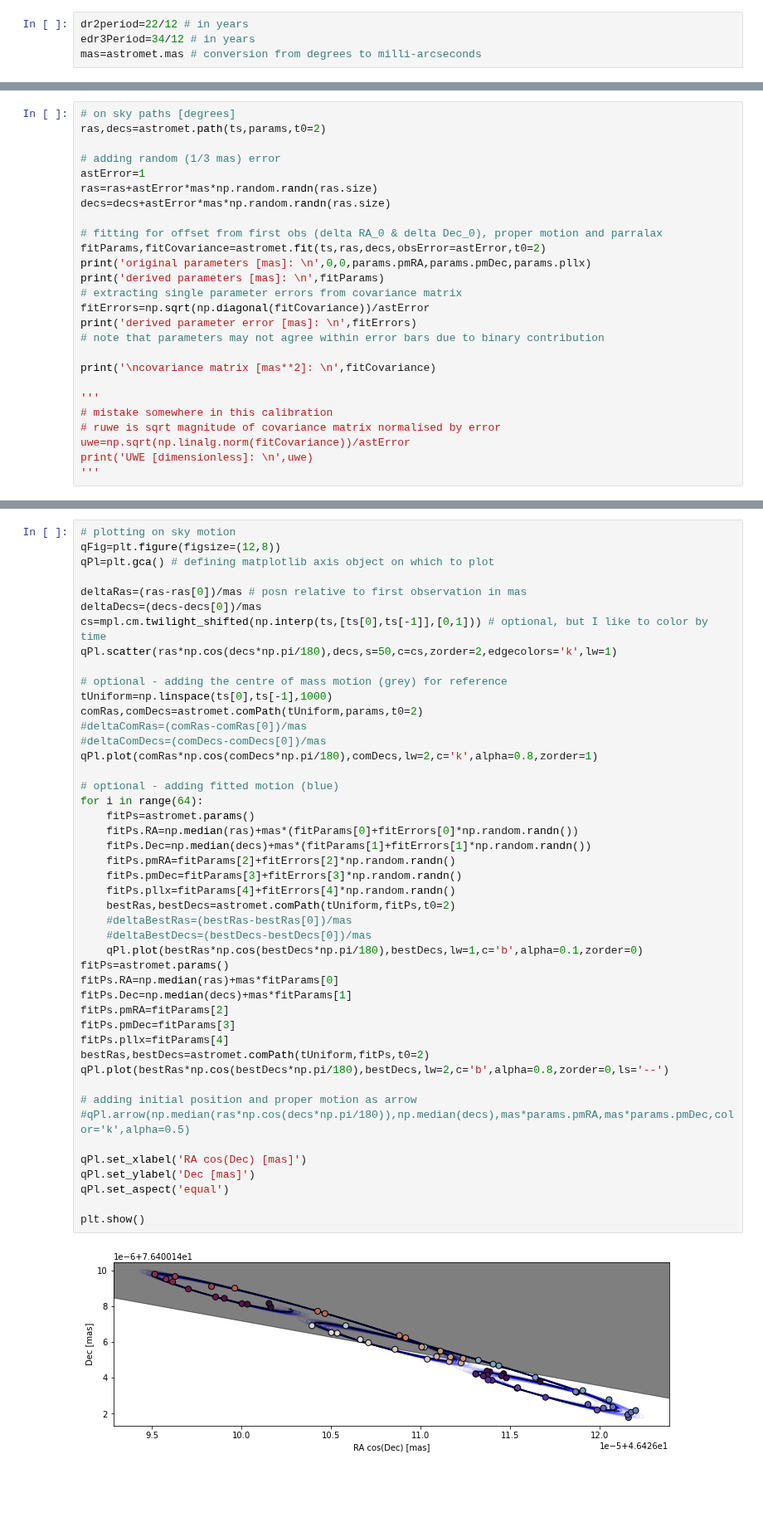
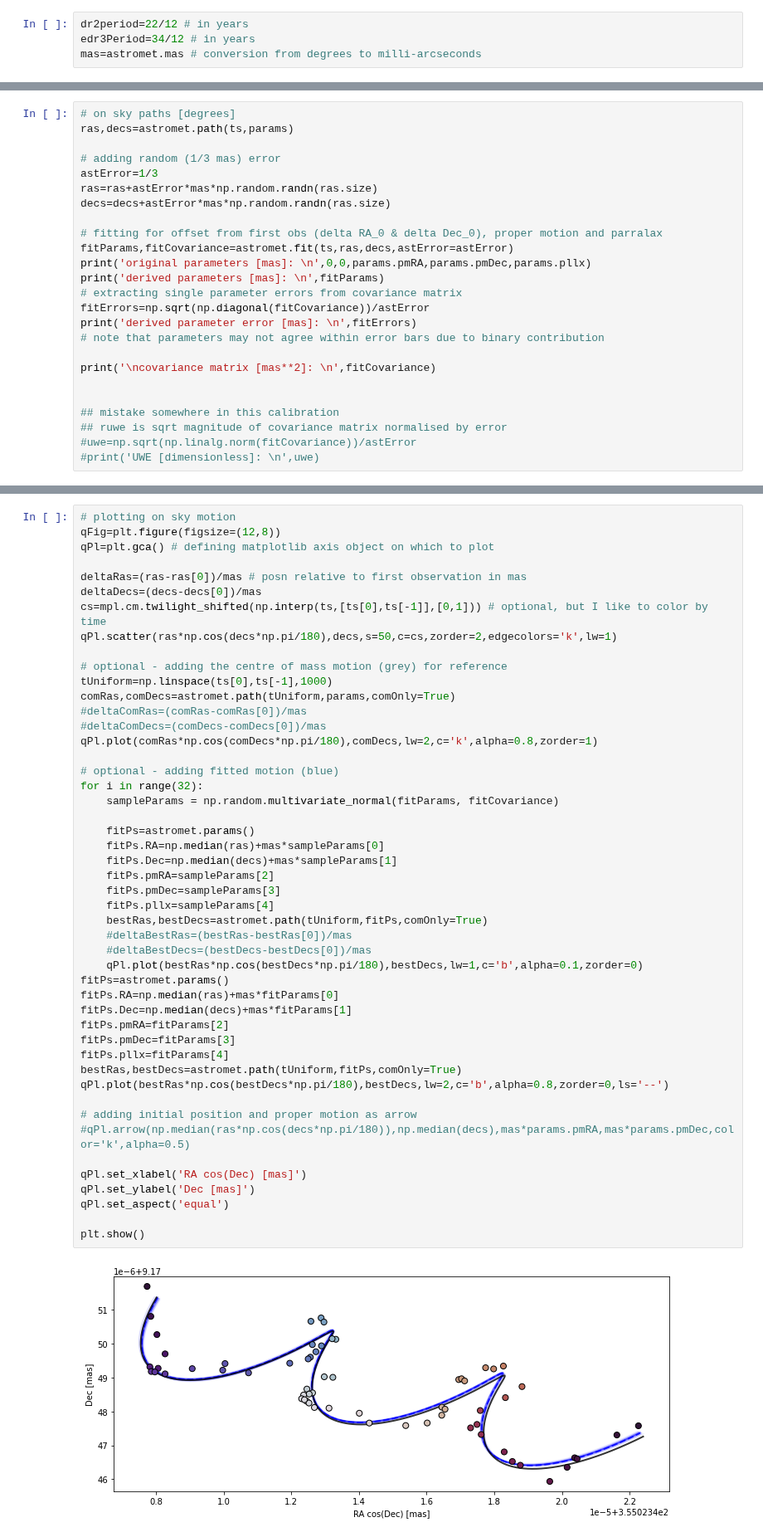
Before and after one commit to zpenoyre/astromet.py, a Jupyter notebook: example.ipynb, the cells around one changed output, grey strips where cells are left out. Shown at 83% size. Saved outputs shown, nothing was run; the diff lists cells and outputs as text; blank space fills up the shorter version.

```diff
--- a/example.ipynb
+++ b/example.ipynb
@@ -75,14 +78,14 @@ Period [years]:
 # %%
 # on sky paths [degrees]
-ras,decs=astromet.path(ts,params,t0=2)
+ras,decs=astromet.path(ts,params)
 
 # adding random (1/3 mas) error
-astError=1
+astError=1/3
 ras=ras+astError*mas*np.random.randn(ras.size)
 decs=decs+astError*mas*np.random.randn(ras.size)
 
 # fitting for offset from first obs (delta RA_0 & delta Dec_0), proper motion and parralax
-fitParams,fitCovariance=astromet.fit(ts,ras,decs,obsError=astError,t0=2)
+fitParams,fitCovariance=astromet.fit(ts,ras,decs,astError=astError)
 print('original parameters [mas]: \n',0,0,params.pmRA,params.pmDec,params.pllx)
 print('derived parameters [mas]: \n',fitParams)
 # extracting single parameter errors from covariance matrix
@@ -92,11 +95,10 @@ print('derived parameter error [mas]: \n',fitErrors)
 
 print('\ncovariance matrix [mas**2]: \n',fitCovariance)
 
-'''
-# mistake somewhere in this calibration
-# ruwe is sqrt magnitude of covariance matrix normalised by error
-uwe=np.sqrt(np.linalg.norm(fitCovariance))/astError
-print('UWE [dimensionless]: \n',uwe)
-'''
+
+## mistake somewhere in this calibration
+## ruwe is sqrt magnitude of covariance matrix normalised by error
+#uwe=np.sqrt(np.linalg.norm(fitCovariance))/astError
+#print('UWE [dimensionless]: \n',uwe)
 # %% [output]
 original parameters [mas]:
@@ -129,40 +130,42 @@ cs=mpl.cm.twilight_shifted(np.interp(ts,[ts[0],ts[-1]],[0,1])) # optional, but I
 qPl.scatter(ras*np.cos(decs*np.pi/180),decs,s=50,c=cs,zorder=2,edgecolors='k',lw=1)
 
 # optional - adding the centre of mass motion (grey) for reference
 tUniform=np.linspace(ts[0],ts[-1],1000)
-comRas,comDecs=astromet.comPath(tUniform,params,t0=2)
+comRas,comDecs=astromet.path(tUniform,params,comOnly=True)
 #deltaComRas=(comRas-comRas[0])/mas
 #deltaComDecs=(comDecs-comDecs[0])/mas
 qPl.plot(comRas*np.cos(comDecs*np.pi/180),comDecs,lw=2,c='k',alpha=0.8,zorder=1)
 
 # optional - adding fitted motion (blue)
-for i in range(64):
+for i in range(32):
+    sampleParams = np.random.multivariate_normal(fitParams, fitCovariance)
+
     fitPs=astromet.params()
-    fitPs.RA=np.median(ras)+mas*(fitParams[0]+fitErrors[0]*np.random.randn())
-    fitPs.Dec=np.median(decs)+mas*(fitParams[1]+fitErrors[1]*np.random.randn())
-    fitPs.pmRA=fitParams[2]+fitErrors[2]*np.random.randn()
-    fitPs.pmDec=fitParams[3]+fitErrors[3]*np.random.randn()
-    fitPs.pllx=fitParams[4]+fitErrors[4]*np.random.randn()
-    bestRas,bestDecs=astromet.comPath(tUniform,fitPs,t0=2)
+    fitPs.RA=np.median(ras)+mas*sampleParams[0]
+    fitPs.Dec=np.median(decs)+mas*sampleParams[1]
+    fitPs.pmRA=sampleParams[2]
+    fitPs.pmDec=sampleParams[3]
+    fitPs.pllx=sampleParams[4]
+    bestRas,bestDecs=astromet.path(tUniform,fitPs,comOnly=True)
     #deltaBestRas=(bestRas-bestRas[0])/mas
     #deltaBestDecs=(bestDecs-bestDecs[0])/mas
     qPl.plot(bestRas*np.cos(bestDecs*np.pi/180),bestDecs,lw=1,c='b',alpha=0.1,zorder=0)
 fitPs=astromet.params()
 fitPs.RA=np.median(ras)+mas*fitParams[0]
 fitPs.Dec=np.median(decs)+mas*fitParams[1]
 fitPs.pmRA=fitParams[2]
 fitPs.pmDec=fitParams[3]
 fitPs.pllx=fitParams[4]
-bestRas,bestDecs=astromet.comPath(tUniform,fitPs,t0=2)
+bestRas,bestDecs=astromet.path(tUniform,fitPs,comOnly=True)
 qPl.plot(bestRas*np.cos(bestDecs*np.pi/180),bestDecs,lw=2,c='b',alpha=0.8,zorder=0,ls='--')
 
 # adding initial position and proper motion as arrow
 #qPl.arrow(np.median(ras*np.cos(decs*np.pi/180)),np.median(decs),mas*params.pmRA,mas*params.pmDec,color='k',alpha=0.5)
 
 qPl.set_xlabel('RA cos(Dec) [mas]')
 qPl.set_ylabel('Dec [mas]')
 qPl.set_aspect('equal')
 
 plt.show()
 # %% [output]
-[figure, old version]
+[figure, new version]
```
Also changed, not shown: parts of 3 cells of this notebook, 1 other file.
